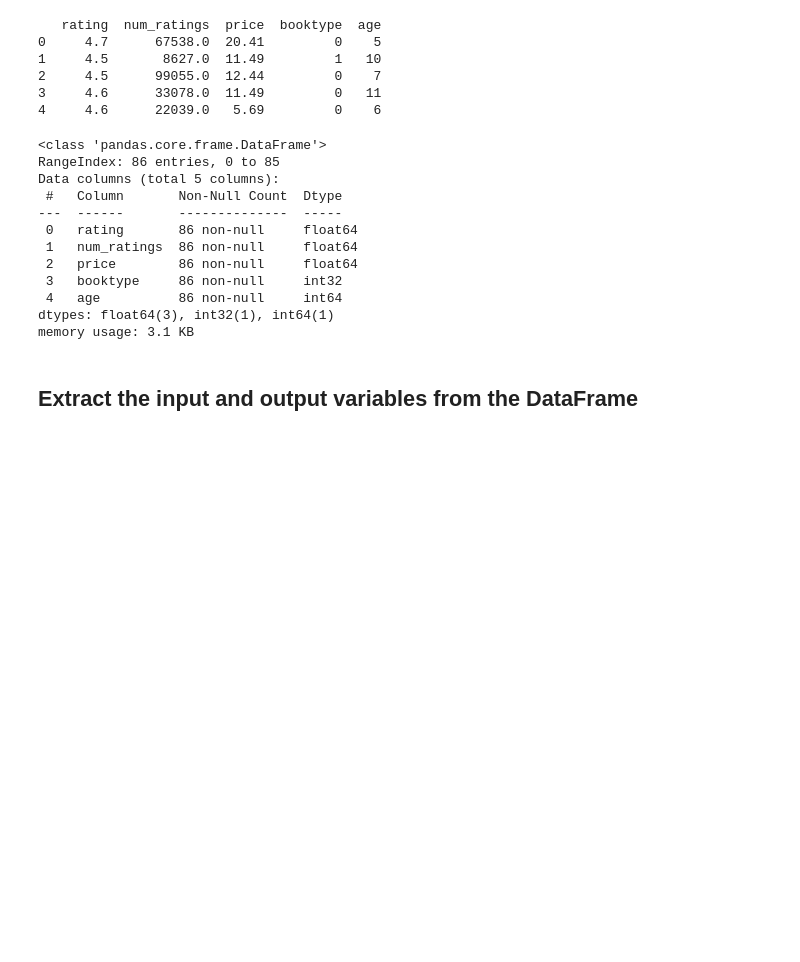
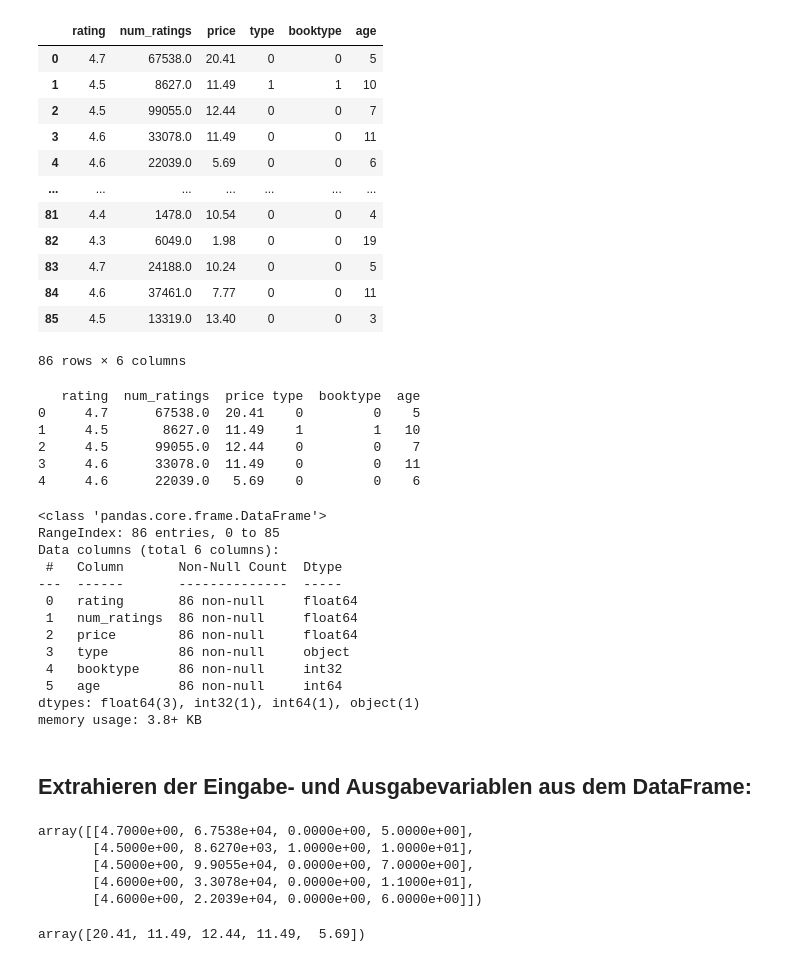
Before and after one commit to waldesas/AmazonProject, a Jupyter notebook: DeepLearning.ipynb, the cells around one changed output. Drawn from its saved outputs; the diff is of its cells as text; code cells hidden in the pictures; blank space fills up the shorter version.

```diff
--- a/DeepLearning.ipynb
+++ b/DeepLearning.ipynb
@@ -78,37 +121,63 @@ display(train)
 # %%
-train['age'] = 2023 - (train['date'])
-train = train.drop(['date'], axis=1)
+df['age'] = 2023 - (df['date'])
+df = df.drop(['date'], axis=1)
+df
+# %% [output]
+|  | rating | num_ratings | price | type | booktype | age |
+| 0 | 4.7 | 67538.0 | 20.41 | 0 | 0 | 5 |
+| 1 | 4.5 | 8627.0 | 11.49 | 1 | 1 | 10 |
+| 2 | 4.5 | 99055.0 | 12.44 | 0 | 0 | 7 |
+| 3 | 4.6 | 33078.0 | 11.49 | 0 | 0 | 11 |
+| 4 | 4.6 | 22039.0 | 5.69 | 0 | 0 | 6 |
+| ... | ... | ... | ... | ... | ... | ... |
+| 81 | 4.4 | 1478.0 | 10.54 | 0 | 0 | 4 |
+| 82 | 4.3 | 6049.0 | 1.98 | 0 | 0 | 19 |
+| 83 | 4.7 | 24188.0 | 10.24 | 0 | 0 | 5 |
+| 84 | 4.6 | 37461.0 | 7.77 | 0 | 0 | 11 |
+| 85 | 4.5 | 13319.0 | 13.40 | 0 | 0 | 3 |
+86 rows × 6 columns
 # %%
-# Print the first 5 rows of the DataFrame to confirm the conversion
-print(train.head())
+# Aufzeigen der ersten 5 Zeilen des DataFrame
+print(df.head())
 # %% [output]
-   rating  num_ratings  price  booktype  age
-0     4.7      67538.0  20.41         0    5
-1     4.5       8627.0  11.49         1   10
-2     4.5      99055.0  12.44         0    7
-3     4.6      33078.0  11.49         0   11
-4     4.6      22039.0   5.69         0    6
+   rating  num_ratings  price type  booktype  age
+0     4.7      67538.0  20.41    0         0    5
+1     4.5       8627.0  11.49    1         1   10
+2     4.5      99055.0  12.44    0         0    7
+3     4.6      33078.0  11.49    0         0   11
+4     4.6      22039.0   5.69    0         0    6
 # %%
-train.info()
+df.info()
 # %% [output]
 <class 'pandas.core.frame.DataFrame'>
 RangeIndex: 86 entries, 0 to 85
-Data columns (total 5 columns):
+Data columns (total 6 columns):
  #   Column       Non-Null Count  Dtype
 ---  ------       --------------  -----
  0   rating       86 non-null     float64
  1   num_ratings  86 non-null     float64
  2   price        86 non-null     float64
- 3   booktype     86 non-null     int32
- 4   age          86 non-null     int64
-dtypes: float64(3), int32(1), int64(1)
-memory usage: 3.1 KB
+ 3   type         86 non-null     object
+ 4   booktype     86 non-null     int32
+ 5   age          86 non-null     int64
+dtypes: float64(3), int32(1), int64(1), object(1)
+memory usage: 3.8+ KB
 # %% [markdown]
-## Extract the input and output variables from the DataFrame
+## Extrahieren der Eingabe- und Ausgabevariablen aus dem DataFrame:
 # %%
-# Extract the input daten:
-X = train[['rating', 'num_ratings', 'booktype', 'age']].values
+# Extrahieren der Input Daten:
+X = df[['rating', 'num_ratings', 'booktype', 'age']].values
+X[:5,]
+# %% [output]
+array([[4.7000e+00, 6.7538e+04, 0.0000e+00, 5.0000e+00],
+       [4.5000e+00, 8.6270e+03, 1.0000e+00, 1.0000e+01],
+       [4.5000e+00, 9.9055e+04, 0.0000e+00, 7.0000e+00],
+       [4.6000e+00, 3.3078e+04, 0.0000e+00, 1.1000e+01],
+       [4.6000e+00, 2.2039e+04, 0.0000e+00, 6.0000e+00]])
 # %%
-# Extract the output daten:
-y = train['price'].values
+# Extrahieren der Output Daten
+y = df['price'].values
+y[:5]
+# %% [output]
+array([20.41, 11.49, 12.44, 11.49,  5.69])
 # %% [markdown]
```
Also changed, not shown: parts of 31 cells of this notebook, 2 other files.
